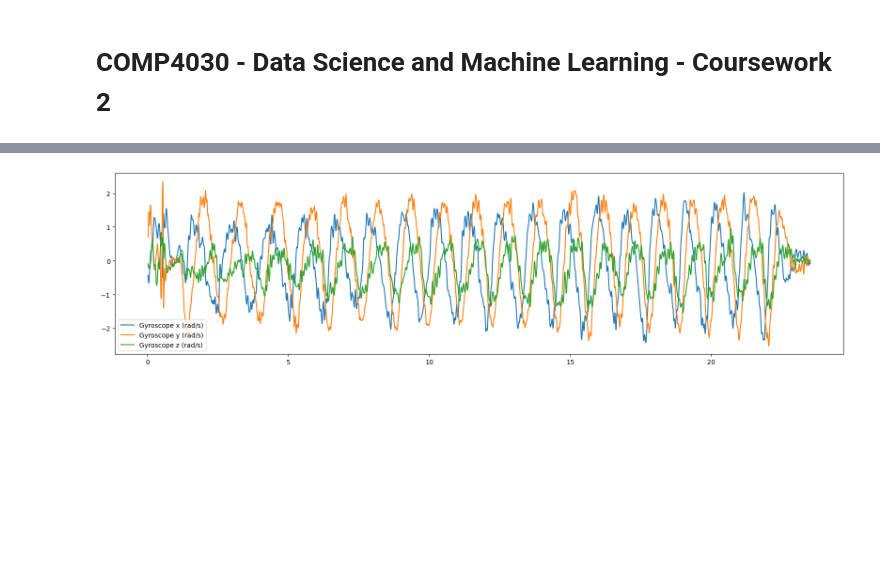
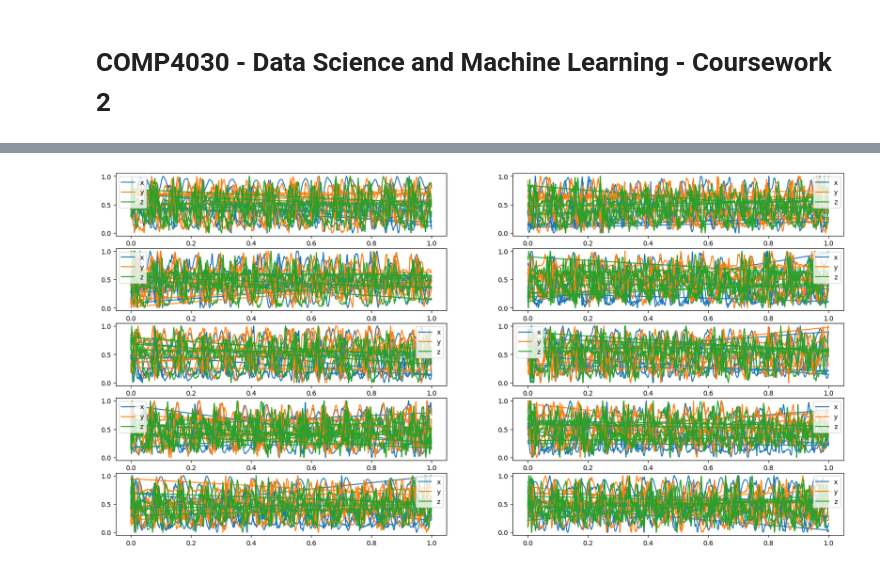
Before and after one commit to aaahunt/DSML, a Jupyter notebook: notebook.ipynb, the cells around one changed output, grey strips where cells are left out. Saved outputs shown, nothing was run; the diff lists cells and outputs as text; code cells hidden in the pictures; blank space fills up the shorter version.

```diff
--- a/notebook.ipynb
+++ b/notebook.ipynb
@@ -8,5 +8,28 @@ import numpy as np
 import pandas as pd
 from scipy.signal import find_peaks
 # %%
-df = pd.read_csv('data/ash-circle/Gyroscope.csv')
-df.head()
+from sklearn.preprocessing import StandardScaler
+from sklearn.preprocessing import MinMaxScaler
+
+# scaler = StandardScaler()
+scaler = MinMaxScaler()
+
+dfs = []
+for g in ['circle', 'come', 'go', 'wave']:
+      for i in range(1, 11):
+            data = pd.read_csv(f'data/ash-{g}/{i}.csv')
+            data = data.iloc[:, :-1] # we don't need absolute acceleration as it just a sum of the 3 axis
+            data.columns = ['time', 'x', 'y', 'z']
+
+            lower_percentile = data['time'].quantile(0.1)
+            upper_percentile = data['time'].quantile(0.9)
+
+            data = data[(data['time'] >= lower_percentile) & (data['time'] <= upper_percentile)] ## trim the edges of the data
+
+            scaled_features = scaler.fit_transform(data)
+            df = pd.DataFrame(scaled_features, columns=data.columns)
+            df['i'] = i
+            df['g'] = g
+            dfs.append(df)
+
+df = pd.concat(dfs, ignore_index=True)
@@ -20,7 +82,10 @@ df.head()
 # %%
-plt.figure(figsize=(20, 5))
-for col in df.columns[1:]:
-      plt.plot(df['Time (s)'], df[col], label=col)
-      plt.legend()
+plt.figure(figsize=(20, 10))
+
+for i, dfr in enumerate(df.groupby('i')):
+      plt.subplot(5, 2, i + 1)
+      for col in dfr[1].columns[1:-2]:
+            plt.plot(dfr[1]['time'], dfr[1][col], label=col)
+            plt.legend()
 # %% [output]
-[figure, old version]
+[figure, new version]
```
Also changed, not shown: parts of 15 cells of this notebook, 3 other files.
